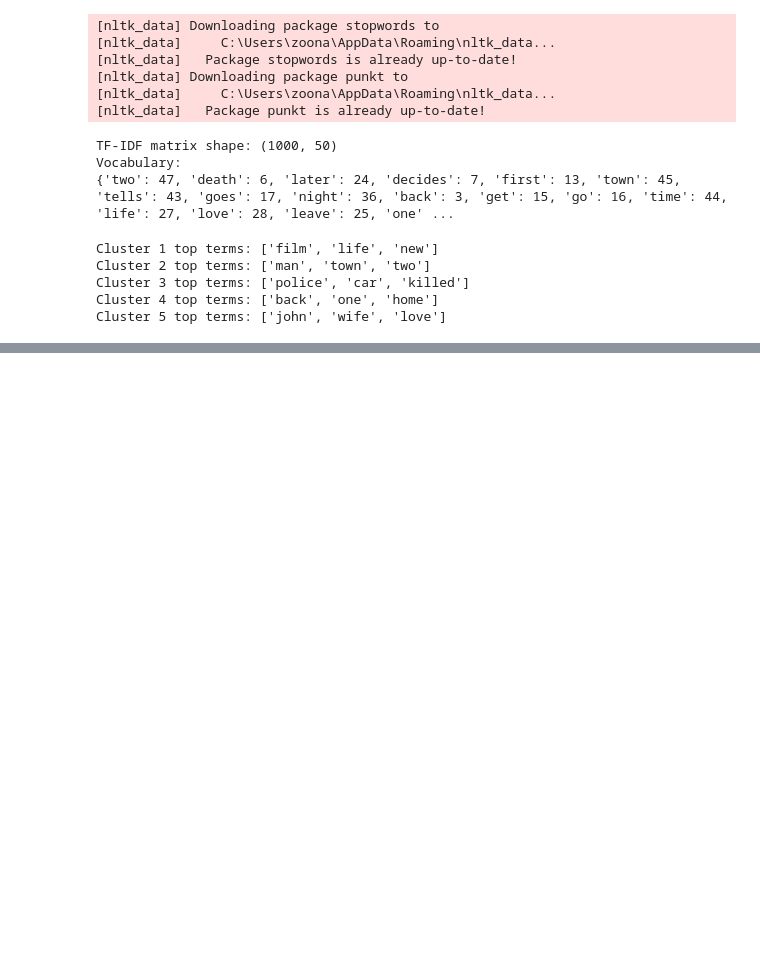
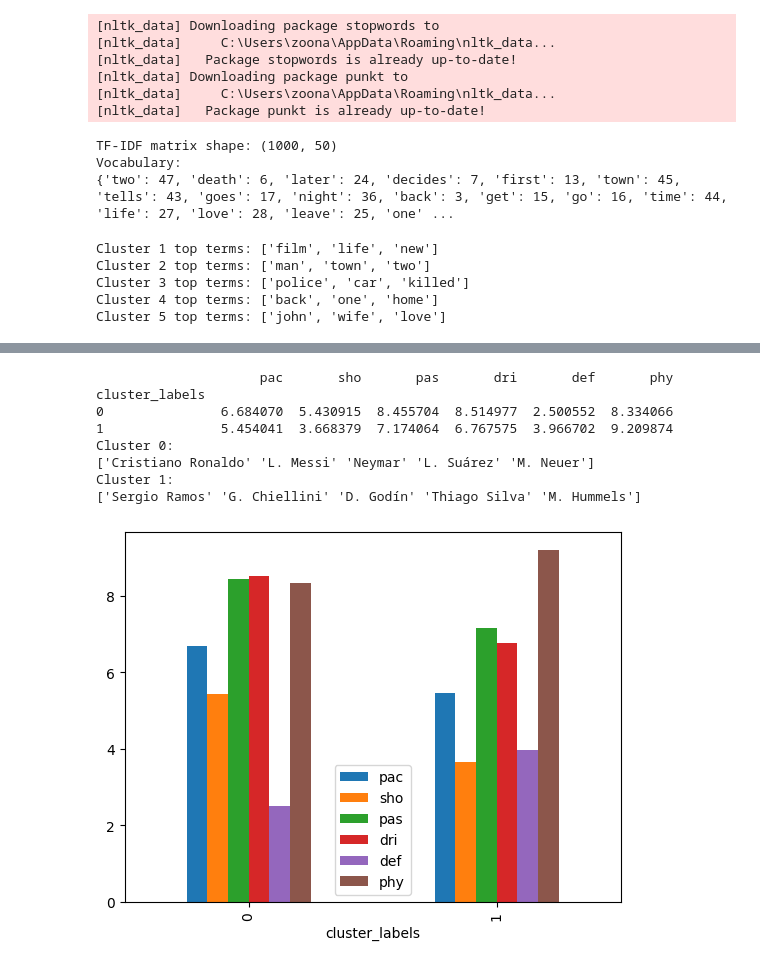
Before and after one commit to zoonalink/sandbox, a Jupyter notebook: Python/datacamp-ml-scientist/cluster-analysis-python/4-real-world.ipynb, the cells around one changed output, grey strips where cells are left out. Saved outputs shown, nothing was run; the diff lists cells and outputs as text; code cells hidden in the pictures; blank space fills up the shorter version.

```diff
--- a/Python/datacamp-ml-scientist/cluster-analysis-python/4-real-world.ipynb
+++ b/Python/datacamp-ml-scientist/cluster-analysis-python/4-real-world.ipynb
@@ -636,0 +805,50 @@ Cluster 5 top terms: ['john', 'wife', 'love']
+# %%
+import numpy as np
+import pandas as pd
+import seaborn as sns
+import matplotlib.pyplot as plt
+from scipy.cluster.vq import kmeans, vq, whiten
+from sklearn.preprocessing import StandardScaler
+
+fifa = pd.read_csv('fifa_18_sample_data.csv')
+features = ['pac', 'sho', 'pas', 'dri', 'def', 'phy']
+
+# Sort the data
+fifa = fifa.sort_values('overall', ascending=False)
+
+# Scale the data
+data_scaled = whiten(fifa[features].dropna())
+
+# Perform k-means clustering
+centroids, distortion = kmeans(data_scaled, 2)
+
+# Convert data_scaled back to DataFrame
+data_scaled_df = pd.DataFrame(data_scaled, columns=features)
+
+# Assign each sample to a cluster
+data_scaled_df['cluster_labels'], _ = vq(data_scaled, centroids)
+
+# Ensure the indices match
+fifa = fifa.reset_index(drop=True)
+data_scaled_df = data_scaled_df.reset_index(drop=True)
+
+# Print the mean of each cluster
+print(data_scaled_df.groupby('cluster_labels').mean())
+
+# Plot the clusters
+data_scaled_df.groupby('cluster_labels').mean().plot(legend=True, kind='bar')
+
+# Print name of top 5 players in each cluster
+for cluster in data_scaled_df['cluster_labels'].unique():
+    print(f"Cluster {cluster}:")
+    print(fifa[data_scaled_df['cluster_labels'] == cluster]['name'].values[:5])
+# %% [output]
+                     pac       sho       pas       dri       def       phy
+cluster_labels
+0               6.684070  5.430915  8.455704  8.514977  2.500552  8.334066
+1               5.454041  3.668379  7.174064  6.767575  3.966702  9.209874
+Cluster 0:
+['Cristiano Ronaldo' 'L. Messi' 'Neymar' 'L. Suárez' 'M. Neuer']
+Cluster 1:
+['Sergio Ramos' 'G. Chiellini' 'D. Godín' 'Thiago Silva' 'M. Hummels']
+[figure, added]
```
Also changed, not shown: parts of 10 cells of this notebook.
